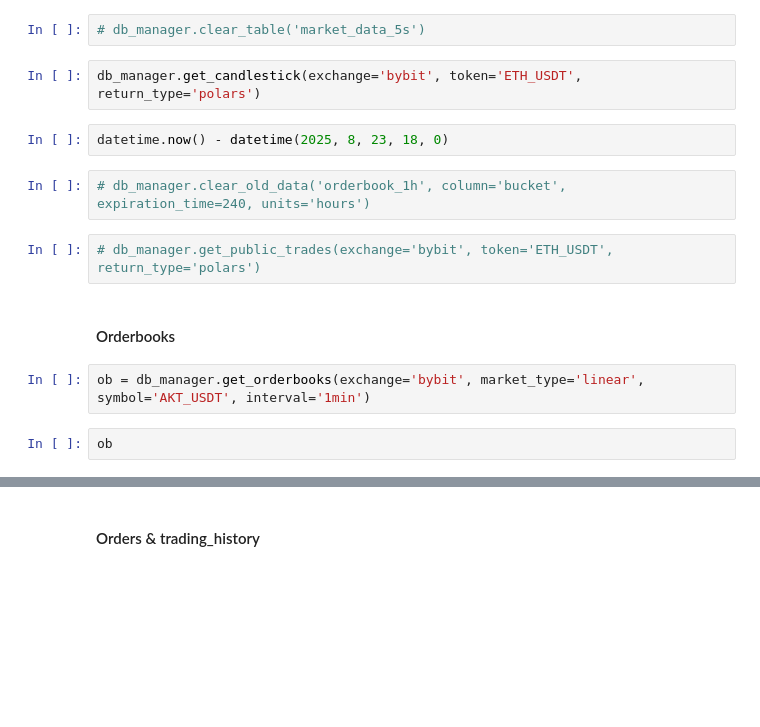
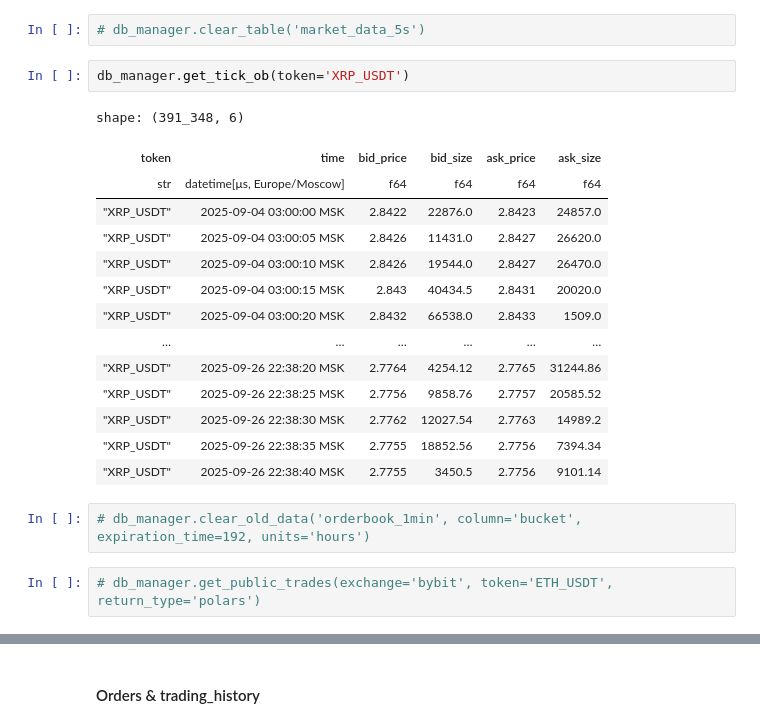
Before and after one commit to elterion/jaref_bot, a Jupyter notebook: DB.ipynb, the cells around one changed output, grey strips where cells are left out. Cells and saved outputs as stored; diff of their text form; blank space fills up the shorter version.

```diff
--- a/DB.ipynb
+++ b/DB.ipynb
@@ -101,16 +104,23 @@ db_manager.get_auto_copy_trigger_state()
 # %%
 # db_manager.clear_table('market_data_5s')
-# %%
-db_manager.get_candlestick(exchange='bybit', token='ETH_USDT', return_type='polars')
-# %%
-datetime.now() - datetime(2025, 8, 23, 18, 0)
+# %%
+db_manager.get_tick_ob(token='XRP_USDT')
+# %% [output]
+shape: (391_348, 6)
+| token | time | bid_price | bid_size | ask_price | ask_size |
+| str | datetime[μs, Europe/Moscow] | f64 | f64 | f64 | f64 |
+| "XRP_USDT" | 2025-09-04 03:00:00 MSK | 2.8422 | 22876.0 | 2.8423 | 24857.0 |
+| "XRP_USDT" | 2025-09-04 03:00:05 MSK | 2.8426 | 11431.0 | 2.8427 | 26620.0 |
+| "XRP_USDT" | 2025-09-04 03:00:10 MSK | 2.8426 | 19544.0 | 2.8427 | 26470.0 |
+| "XRP_USDT" | 2025-09-04 03:00:15 MSK | 2.843 | 40434.5 | 2.8431 | 20020.0 |
+| "XRP_USDT" | 2025-09-04 03:00:20 MSK | 2.8432 | 66538.0 | 2.8433 | 1509.0 |
+| … | … | … | … | … | … |
+| "XRP_USDT" | 2025-09-26 22:38:20 MSK | 2.7764 | 4254.12 | 2.7765 | 31244.86 |
+| "XRP_USDT" | 2025-09-26 22:38:25 MSK | 2.7756 | 9858.76 | 2.7757 | 20585.52 |
+| "XRP_USDT" | 2025-09-26 22:38:30 MSK | 2.7762 | 12027.54 | 2.7763 | 14989.2 |
+| "XRP_USDT" | 2025-09-26 22:38:35 MSK | 2.7755 | 18852.56 | 2.7756 | 7394.34 |
+| "XRP_USDT" | 2025-09-26 22:38:40 MSK | 2.7755 | 3450.5 | 2.7756 | 9101.14 |
 # %%
-# db_manager.clear_old_data('orderbook_1h', column='bucket', expiration_time=240, units='hours')
+# db_manager.clear_old_data('orderbook_1min', column='bucket', expiration_time=192, units='hours')
 # %%
 # db_manager.get_public_trades(exchange='bybit', token='ETH_USDT', return_type='polars')
-# %% [markdown]
-#### Orderbooks
-# %%
-ob = db_manager.get_orderbooks(exchange='bybit', market_type='linear', symbol='AKT_USDT', interval='1min')
-# %%
-ob
```
Also changed, not shown: parts of 22 cells of this notebook, 14 other files.
